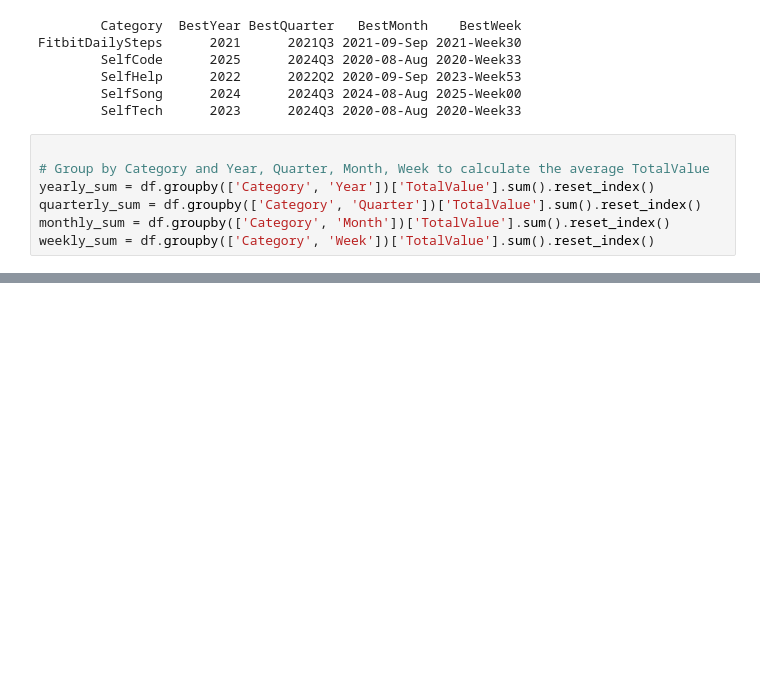
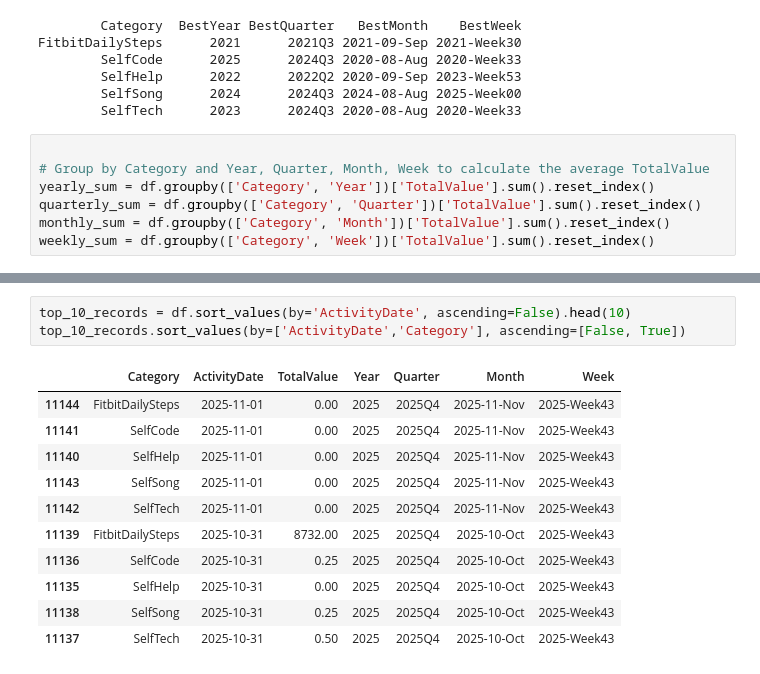
Before and after one commit to NagendraSUVCE/DailyPulse, a Jupyter notebook: DailyPulseMVC/SelfTech/PythonForDataAnalytics/python_3rdhouronwards.ipynb, the cells around one changed output, grey strips where cells are left out. Drawn from its saved outputs; the diff is of its cells as text; blank space fills up the shorter version.

```diff
--- a/DailyPulseMVC/SelfTech/PythonForDataAnalytics/python_3rdhouronwards.ipynb
+++ b/DailyPulseMVC/SelfTech/PythonForDataAnalytics/python_3rdhouronwards.ipynb
@@ -238,3 +223,18 @@ for category in pivot_data.columns:
+# %%
+top_10_records = df.sort_values(by='ActivityDate', ascending=False).head(10)
+top_10_records.sort_values(by=['ActivityDate','Category'], ascending=[False, True])
+# %% [output]
+|  | Category | ActivityDate | TotalValue | Year | Quarter | Month | Week |
+| 11144 | FitbitDailySteps | 2025-11-01 | 0.00 | 2025 | 2025Q4 | 2025-11-Nov | 2025-Week43 |
+| 11141 | SelfCode | 2025-11-01 | 0.00 | 2025 | 2025Q4 | 2025-11-Nov | 2025-Week43 |
+| 11140 | SelfHelp | 2025-11-01 | 0.00 | 2025 | 2025Q4 | 2025-11-Nov | 2025-Week43 |
+| 11143 | SelfSong | 2025-11-01 | 0.00 | 2025 | 2025Q4 | 2025-11-Nov | 2025-Week43 |
+| 11142 | SelfTech | 2025-11-01 | 0.00 | 2025 | 2025Q4 | 2025-11-Nov | 2025-Week43 |
+| 11139 | FitbitDailySteps | 2025-10-31 | 8732.00 | 2025 | 2025Q4 | 2025-10-Oct | 2025-Week43 |
+| 11136 | SelfCode | 2025-10-31 | 0.25 | 2025 | 2025Q4 | 2025-10-Oct | 2025-Week43 |
+| 11135 | SelfHelp | 2025-10-31 | 0.00 | 2025 | 2025Q4 | 2025-10-Oct | 2025-Week43 |
+| 11138 | SelfSong | 2025-10-31 | 0.25 | 2025 | 2025Q4 | 2025-10-Oct | 2025-Week43 |
+| 11137 | SelfTech | 2025-10-31 | 0.50 | 2025 | 2025Q4 | 2025-10-Oct | 2025-Week43 |
 # %%
 # Take the last 12 weeks data from weekly_avg
 last_12_weeks = weekly_sum.groupby('Category').apply(lambda x: x.tail(12)).reset_index(drop=True)
```
Also changed, not shown: parts of 20 cells of this notebook.
